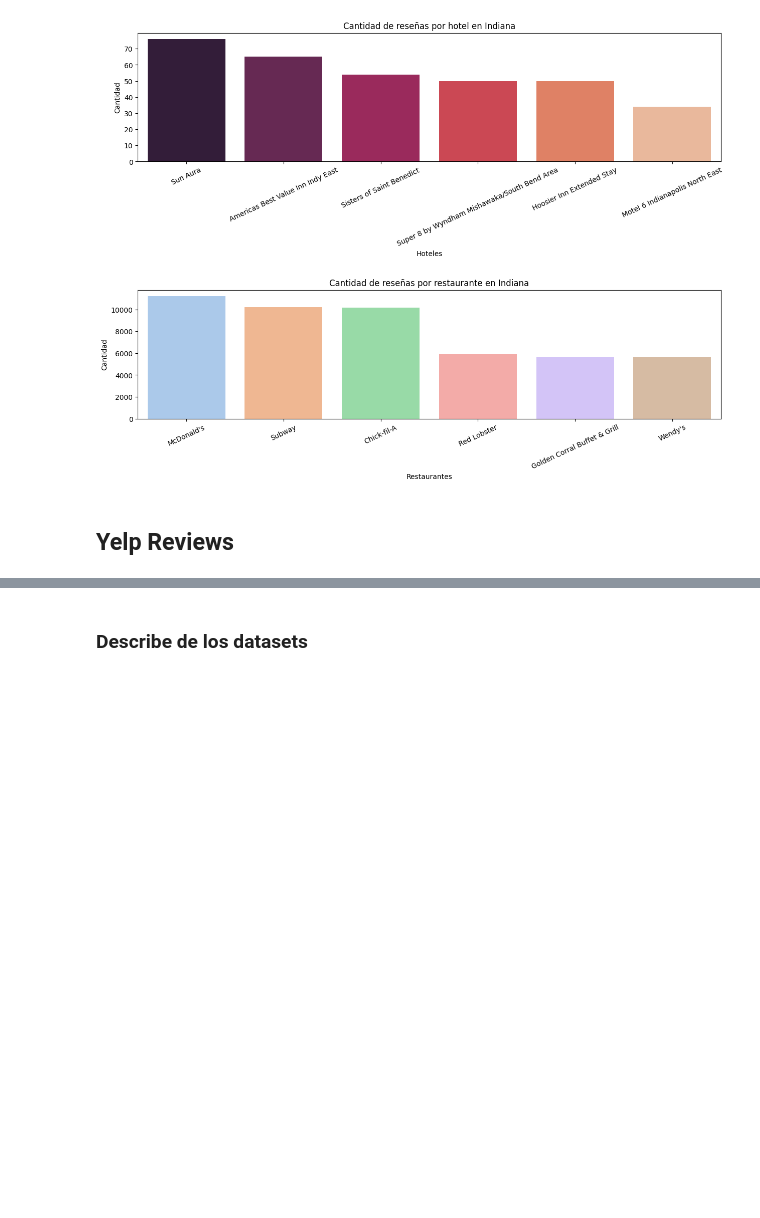
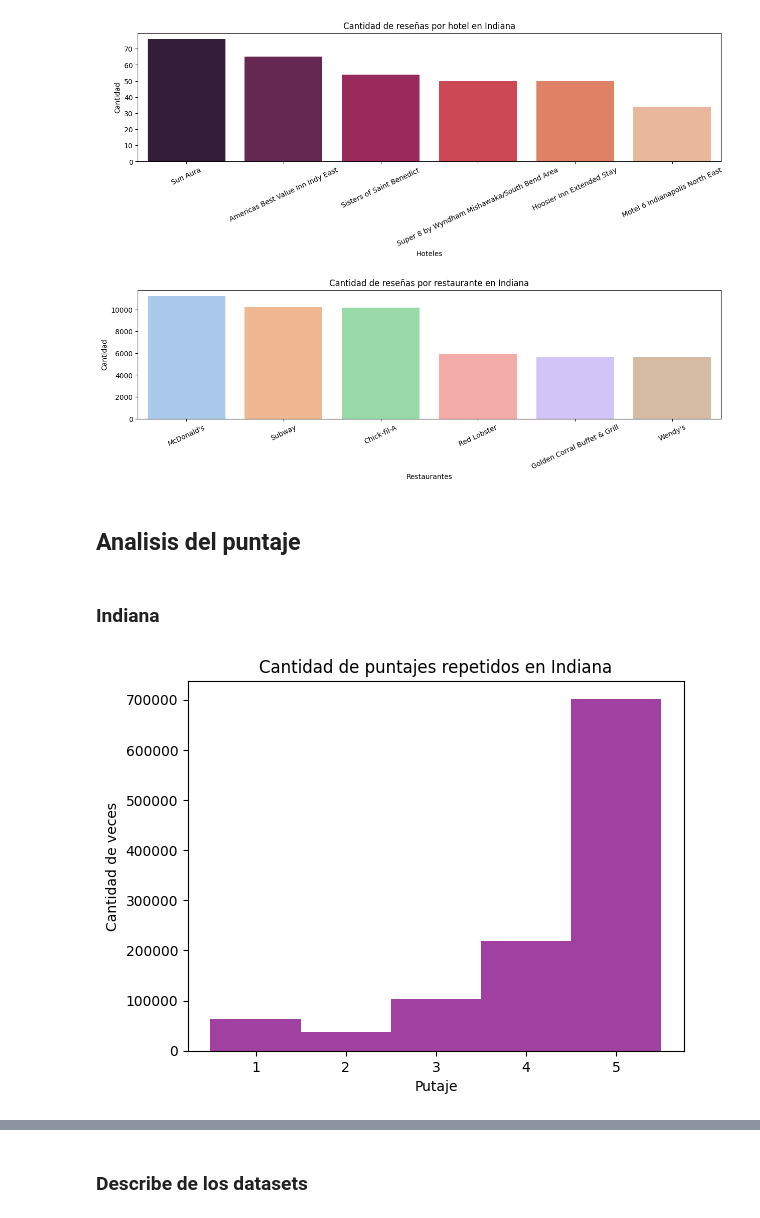
Before and after one commit to TFTomasFernandez/Sistema-de-Recomendacion-Turistico, a Jupyter notebook: notebooks/EDA/eda.ipynb, the cells around one changed output, grey strips where cells are left out. Cells and saved outputs as stored; diff of their text form; code cells hidden in the pictures; blank space fills up the shorter version.

```diff
--- a/notebooks/EDA/eda.ipynb
+++ b/notebooks/EDA/eda.ipynb
@@ -150,5 +155,17 @@ sns.barplot(restaurant_in["name"].value_counts()[0:6],ax=ax[1], palette="pastel"
 plt.show()
 # %% [output]
 [figure]
-# %% [markdown]
-## **Yelp Reviews**
+# %% [markdown]
+## Analisis del puntaje
+# %% [markdown]
+### <b> Indiana <b>
+# %%
+# Cantidad de repeticiones por puntaje
+
+sns.histplot( reviews_indiana["rating"],bins=5,discrete=True,color="purple",edgecolor=None)
+plt.xlabel("Putaje")
+plt.ylabel("Cantidad de veces")
+plt.title("Cantidad de puntajes repetidos en Indiana")
+plt.show()
+# %% [output]
+[figure, added]
```
Also changed, not shown: parts of 19 cells of this notebook, 12 other files.
